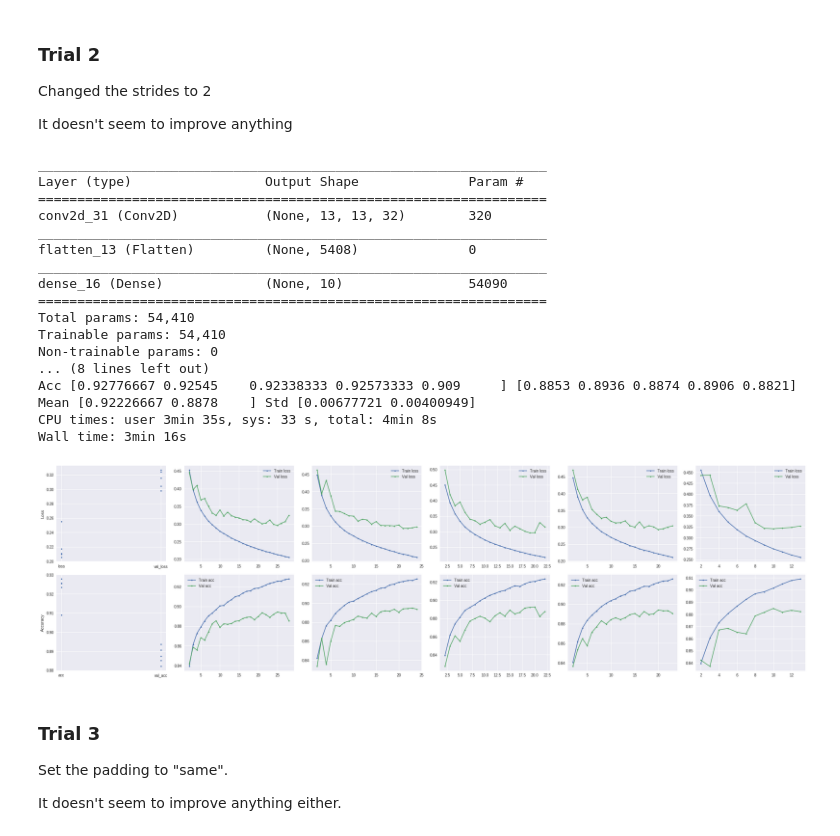
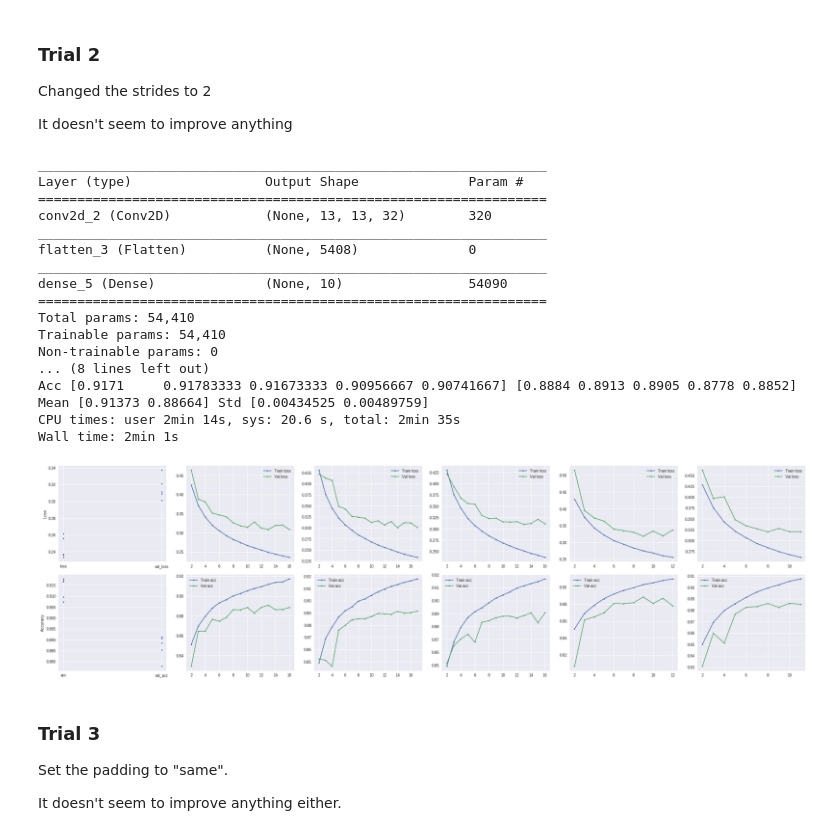
Before and after one commit to aunz/ds, a Jupyter notebook: Fashion_Articles_with_CNN.ipynb, the cells around one changed output. Cells and saved outputs as stored; diff of their text form; code cells hidden in the pictures.

```diff
--- a/Fashion_Articles_with_CNN.ipynb
+++ b/Fashion_Articles_with_CNN.ipynb
@@ -54,18 +51,25 @@ plt.tight_layout()
 # %%
-def train(model, n = 5, callbacks = [EarlyStopping(patience=3, verbose=1)], verbose=0):
+from copy import deepcopy
+
+def train(make_model, n = 5, optimizer = lambda: 'rmsprop', callbacks = lambda: [EarlyStopping(patience=3, verbose=1)], verbose=0):
     # given a model, train it for n times and plot the associated metrics
-    model.compile(loss='categorical_crossentropy', optimizer='rmsprop', metrics=['accuracy']) # during optimisation, found that rmsprop works better than sgd
-    model.summary()
-    initial_weights = model.get_weights() # save the initial weights
+    # make_model, optimizer and callbacks should be provided as a function as each time the functions are called, brand new instances are created in the for loop below. Because can't use deepcopy
 
+    models = [] # to hold the model weights
     hists = [] # contains all the history
+
+    make_model(None).summary()
 
     plt.figure(figsize=(4 * (n + 2), 8)) # the figure
 
     for i in range(n):
-        hist = model.fit(X_train, y_train, batch_size=256, epochs=100, validation_data=(X_test,y_test), callbacks=callbacks, verbose=verbose)
-        model.set_weights(initial_weights) # restore its initial weights so it can be trained in the next loop
+        model = make_model(i)
+        model.compile(loss='categorical_crossentropy', optimizer=optimizer(), metrics=['accuracy'])
+        hist = model.fit(X_train, y_train, batch_size=256, epochs=50, validation_data=(X_test,y_test), callbacks=callbacks(), verbose=verbose)
         hists.append(hist)
+
+        models.append(model) # store the model
+#         model.set_weights(initial_weights) # restore to the original weights
 
         r = range(2, len(hist.history['acc']) + 1) # starting from epoch 2, ignore the first epoch
         plt.subplot(2, n + 1, i + 2) # plot the loss history, starting with subplot 3
@@ -100,12 +104,12 @@ def train(model, n = 5, callbacks = [EarlyStopping(patience=3, verbose=1)], verb
     plt.plot(metrics, values, '.')
     plt.ylabel('Accuracy')
     values = values.reshape(2, -1)
-    print('Acc', *values)
+    print('\nAcc', *values)
     print('Mean', values.mean(1), 'Std', values.std(1))
 
     plt.tight_layout()
 
-    return hists
+    return models, hists
 # %% [markdown]
 ### Trial 0
 
@@ -187,31 +209,30 @@ It doesn't seem to improve anything
 # %%
 # increase the stride to 2
 %%time
-model = Sequential()
-model.add(Conv2D(32, kernel_size=3, strides=2, activation='relu', input_shape=(28, 28, 1)))
-model.add(Flatten())
-model.add(Dense(10, activation='softmax'))
-
-hists = train(model)
+train(lambda x: Sequential([
+    Conv2D(32, kernel_size=3, strides=2, activation='relu', input_shape=(28, 28, 1)),
+    Flatten(),
+    Dense(10, activation='softmax')
+]));
 # %% [output]
 _________________________________________________________________
 Layer (type)                 Output Shape              Param #
 =================================================================
-conv2d_31 (Conv2D)           (None, 13, 13, 32)        320
+conv2d_2 (Conv2D)            (None, 13, 13, 32)        320
 _________________________________________________________________
-flatten_13 (Flatten)         (None, 5408)              0
+flatten_3 (Flatten)          (None, 5408)              0
 _________________________________________________________________
-dense_16 (Dense)             (None, 10)                54090
+dense_5 (Dense)              (None, 10)                54090
 =================================================================
 Total params: 54,410
 Trainable params: 54,410
 Non-trainable params: 0
 ... (8 lines left out)
-Acc [0.92776667 0.92545    0.92338333 0.92573333 0.909     ] [0.8853 0.8936 0.8874 0.8906 0.8821]
-Mean [0.92226667 0.8878    ] Std [0.00677721 0.00400949]
-CPU times: user 3min 35s, sys: 33 s, total: 4min 8s
-Wall time: 3min 16s
+Acc [0.9171     0.91783333 0.91673333 0.90956667 0.90741667] [0.8884 0.8913 0.8905 0.8778 0.8852]
+Mean [0.91373 0.88664] Std [0.00434525 0.00489759]
+CPU times: user 2min 14s, sys: 20.6 s, total: 2min 35s
+Wall time: 2min 1s
-[figure, old version]
+[figure, new version]
 # %% [markdown]
 ### Trial 3
 Set the padding to "same".
```
Also changed, not shown: parts of 38 cells of this notebook.
